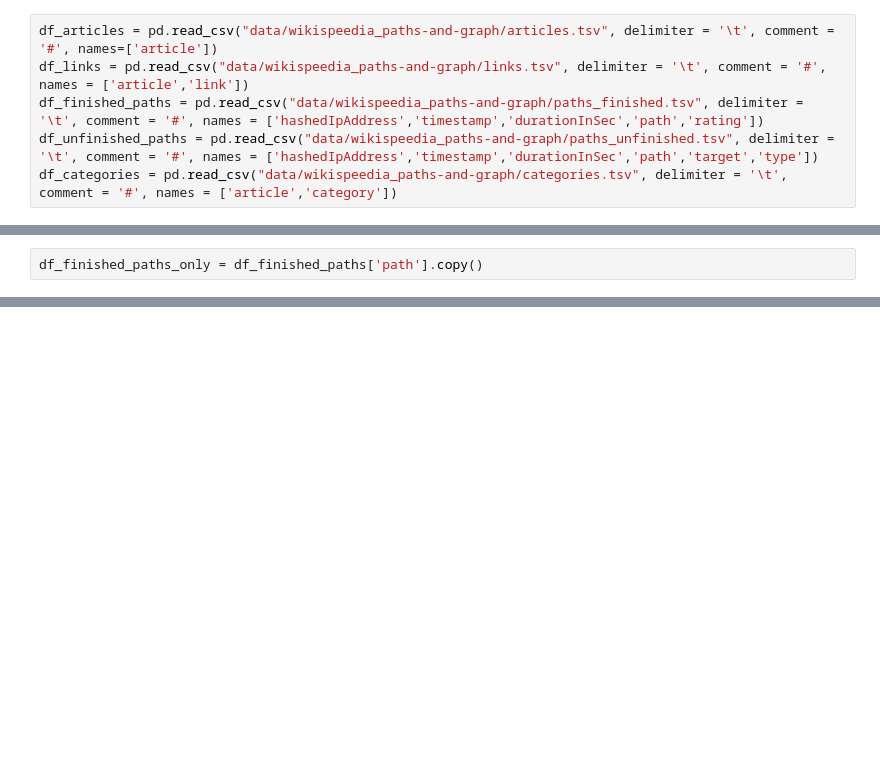
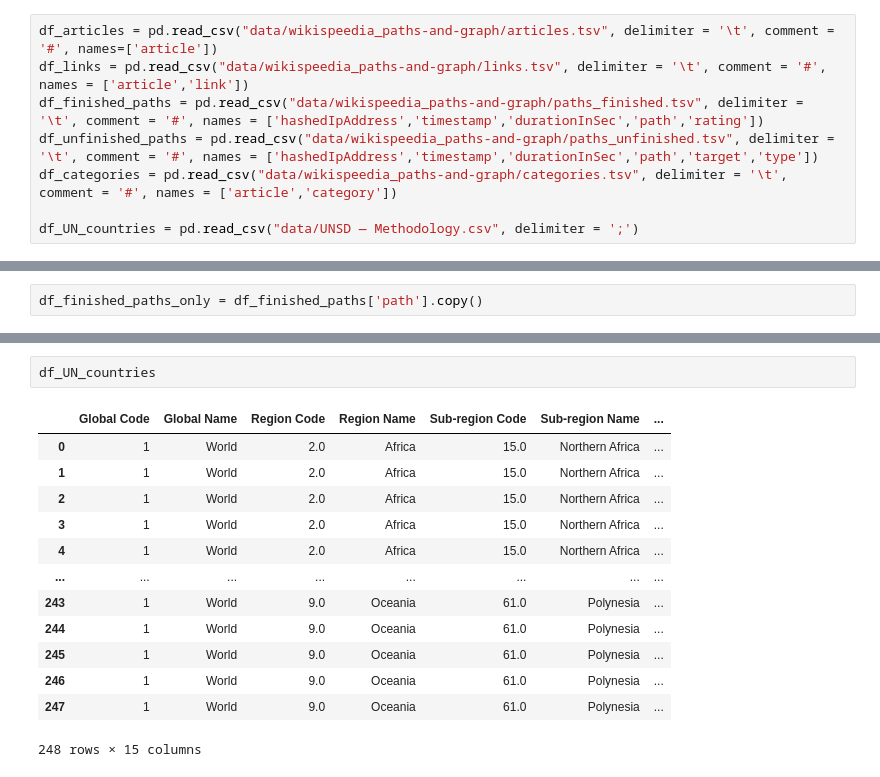
Before and after one commit to epfl-ada/ada-2023-project-jellyfish401, a Jupyter notebook: data_obvservation.ipynb, the cells around one changed output, grey strips where cells are left out. Saved outputs shown, nothing was run; the diff lists cells and outputs as text; blank space fills up the shorter version.

```diff
--- a/data_obvservation.ipynb
+++ b/data_obvservation.ipynb
@@ -11,6 +11,8 @@ df_links = pd.read_csv("data/wikispeedia_paths-and-graph/links.tsv", delimiter =
 df_finished_paths = pd.read_csv("data/wikispeedia_paths-and-graph/paths_finished.tsv", delimiter = '\t', comment = '#', names = ['hashedIpAddress','timestamp','durationInSec','path','rating'])
 df_unfinished_paths = pd.read_csv("data/wikispeedia_paths-and-graph/paths_unfinished.tsv", delimiter = '\t', comment = '#', names = ['hashedIpAddress','timestamp','durationInSec','path','target','type'])
 df_categories = pd.read_csv("data/wikispeedia_paths-and-graph/categories.tsv", delimiter = '\t', comment = '#', names = ['article','category'])
+
+df_UN_countries = pd.read_csv("data/UNSD — Methodology.csv", delimiter = ';')
 # %% [markdown]
 ### Changing all URL encoded characters back to Latin characters
 # %%
@@ -182,0 +170,16 @@ finished_paths_basic
+# %%
+df_UN_countries
+# %% [output]
+|  | Global Code | Global Name | Region Code | Region Name | Sub-region Code | Sub-region Name | ... |
+| 0 | 1 | World | 2.0 | Africa | 15.0 | Northern Africa | ... |
+| 1 | 1 | World | 2.0 | Africa | 15.0 | Northern Africa | ... |
+| 2 | 1 | World | 2.0 | Africa | 15.0 | Northern Africa | ... |
+| 3 | 1 | World | 2.0 | Africa | 15.0 | Northern Africa | ... |
+| 4 | 1 | World | 2.0 | Africa | 15.0 | Northern Africa | ... |
+| ... | ... | ... | ... | ... | ... | ... | ... |
+| 243 | 1 | World | 9.0 | Oceania | 61.0 | Polynesia | ... |
+| 244 | 1 | World | 9.0 | Oceania | 61.0 | Polynesia | ... |
+| 245 | 1 | World | 9.0 | Oceania | 61.0 | Polynesia | ... |
+| 246 | 1 | World | 9.0 | Oceania | 61.0 | Polynesia | ... |
+| 247 | 1 | World | 9.0 | Oceania | 61.0 | Polynesia | ... |
+248 rows × 15 columns
```
Also changed, not shown: parts of 21 cells of this notebook.
